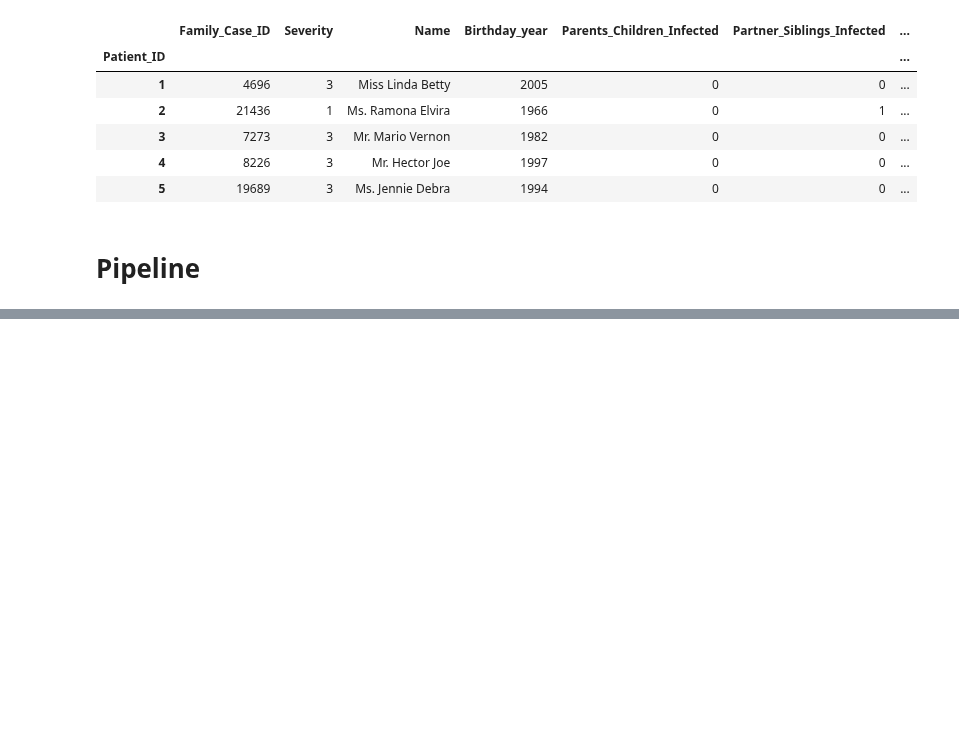
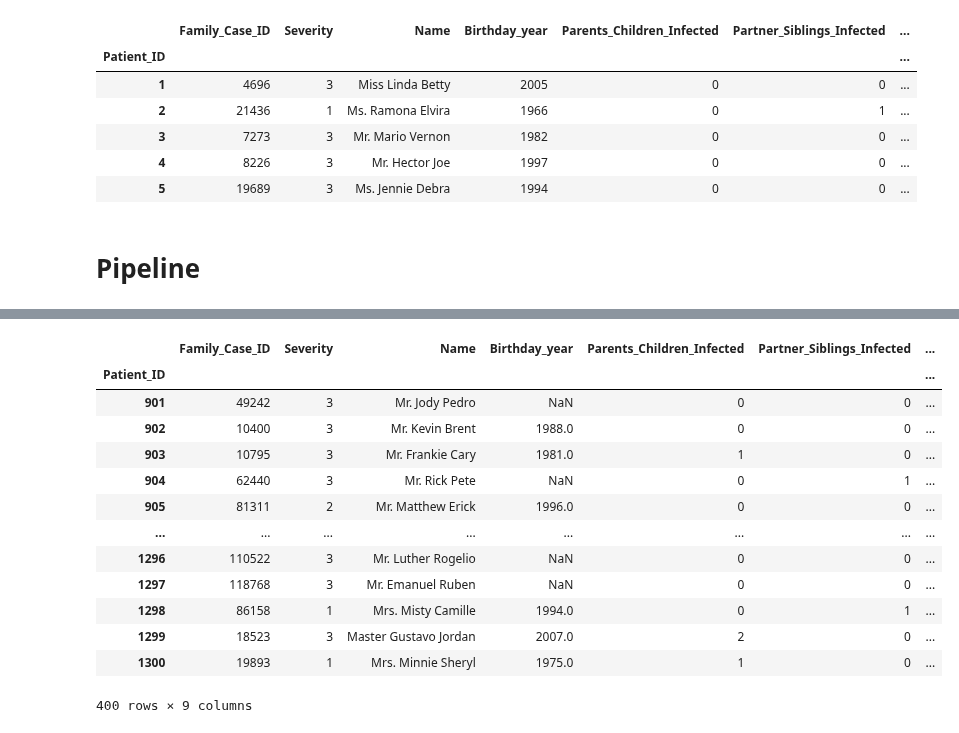
Before and after one commit to DavidSilva98/ML_project, a Jupyter notebook: Pipeline.ipynb, the cells around one changed output, grey strips where cells are left out. Cells and saved outputs as stored; diff of their text form; code cells hidden in the pictures; blank space fills up the shorter version.

```diff
--- a/Pipeline.ipynb
+++ b/Pipeline.ipynb
@@ -432,0 +654,17 @@ ValueError: Input contains NaN, infinity or a value too large for dtype('float64
+# %%
+X_test
+# %% [output]
+|  | Family_Case_ID | Severity | Name | Birthday_year | Parents_Children_Infected | Partner_Siblings_Infected | ... |
+| Patient_ID |  |  |  |  |  |  | ... |
+| 901 | 49242 | 3 | Mr. Jody Pedro | NaN | 0 | 0 | ... |
+| 902 | 10400 | 3 | Mr. Kevin Brent | 1988.0 | 0 | 0 | ... |
+| 903 | 10795 | 3 | Mr. Frankie Cary | 1981.0 | 1 | 0 | ... |
+| 904 | 62440 | 3 | Mr. Rick Pete | NaN | 0 | 1 | ... |
+| 905 | 81311 | 2 | Mr. Matthew Erick | 1996.0 | 0 | 0 | ... |
+| ... | ... | ... | ... | ... | ... | ... | ... |
+| 1296 | 110522 | 3 | Mr. Luther Rogelio | NaN | 0 | 0 | ... |
+| 1297 | 118768 | 3 | Mr. Emanuel Ruben | NaN | 0 | 0 | ... |
+| 1298 | 86158 | 1 | Mrs. Misty Camille | 1994.0 | 0 | 1 | ... |
+| 1299 | 18523 | 3 | Master Gustavo Jordan | 2007.0 | 2 | 0 | ... |
+| 1300 | 19893 | 1 | Mrs. Minnie Sheryl | 1975.0 | 1 | 0 | ... |
+400 rows × 9 columns
```
Also changed, not shown: parts of 12 cells of this notebook, 1 other file.
